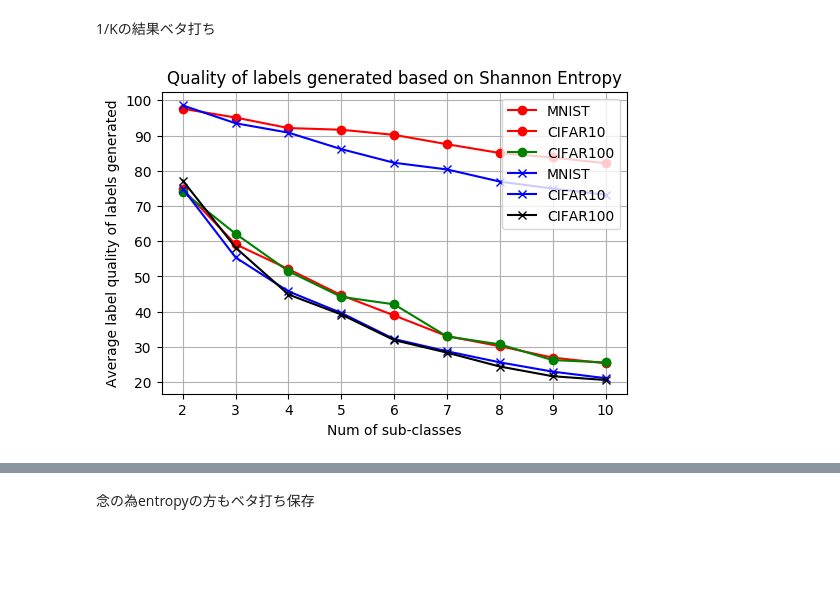
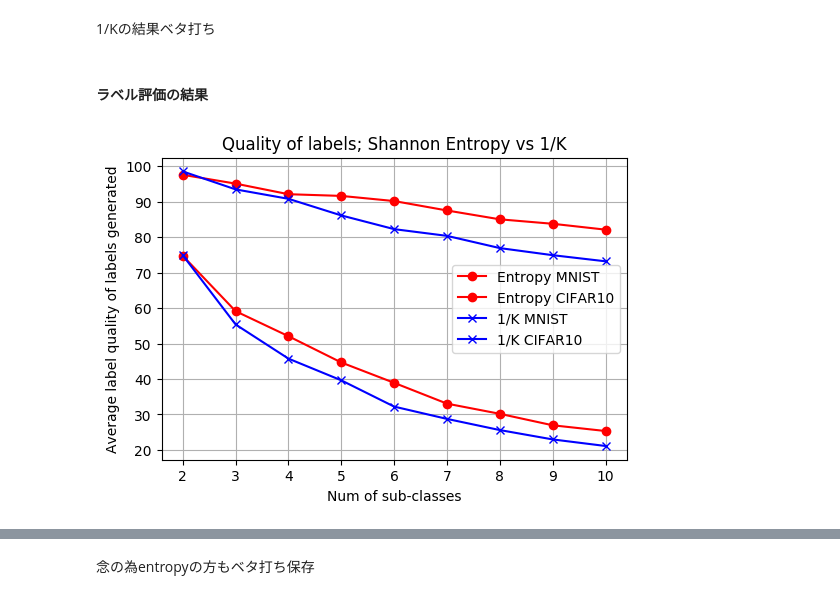
Before and after one commit to 1W1521375/entropy_labelling, a Jupyter notebook: looped-subclasses.ipynb, the cells around one changed output, grey strips where cells are left out. Saved outputs shown, nothing was run; the diff lists cells and outputs as text; code cells hidden in the pictures; blank space fills up the shorter version.

```diff
--- a/looped-subclasses.ipynb
+++ b/looped-subclasses.ipynb
@@ -296,21 +296,23 @@ lqual2_cifar10_oneKth = [e[2] for e in oneKth_cifar10_evals]
 lnum_cifar100_oneKth = [e[0] for e in oneKth_cifar100_evals]
 lqual_cifar100_oneKth = [e[1] for e in oneKth_cifar100_evals]
 lqual2_cifar100_oneKth = [e[2] for e in oneKth_cifar100_evals]
+# %% [markdown]
+#### ラベル評価の結果
 # %%
 plt.figure(dpi = 100)
 plt.title("Quality of labels; Shannon Entropy vs 1/K")
 # Shannon Entropy
-plt.plot([i for i in range(2, 11)], lqual_mnist, marker = "o", color = "r", label = "MNIST")
-plt.plot([i for i in range(2, 11)], lqual_cifar10, marker = "o", color = "r", label = "CIFAR10")
-plt.plot([i for i in range(2, 11)], lqual_cifar100, marker = "o", color = "g", label = "CIFAR100")
+plt.plot([i for i in range(2, 11)], lqual_mnist, marker = "o", color = "r", label = "Entropy MNIST")
+plt.plot([i for i in range(2, 11)], lqual_cifar10, marker = "o", color = "r", label = "Entropy CIFAR10")
+# plt.plot([i for i in range(2, 11)], lqual_cifar100, marker = "o", color = "g", label = "Entropy CIFAR100")
 # 1/K
-plt.plot([i for i in range(2, 11)], lqual_mnist_oneKth, marker = "x", color = "b", label = "MNIST")
-plt.plot([i for i in range(2, 11)], lqual_cifar10_oneKth, marker = "x", color = "b", label = "CIFAR10")
-plt.plot([i for i in range(2, 11)], lqual_cifar100_oneKth, marker = "x", color = "k", label = "CIFAR100")
+plt.plot([i for i in range(2, 11)], lqual_mnist_oneKth, marker = "x", color = "b", label = "1/K MNIST")
+plt.plot([i for i in range(2, 11)], lqual_cifar10_oneKth, marker = "x", color = "b", label = "1/K CIFAR10")
+# plt.plot([i for i in range(2, 11)], lqual_cifar100_oneKth, marker = "x", color = "k", label = "1/K CIFAR100")
 
 plt.xlabel("Num of sub-classes")
 plt.ylabel("Average label quality of labels generated")
-plt.legend(loc = "upper right")
+plt.legend(loc = "best")
 plt.grid(True)
 # %% [output]
-[figure, old version]
+[figure, new version]
```
Also changed, not shown: parts of 5 cells of this notebook.
